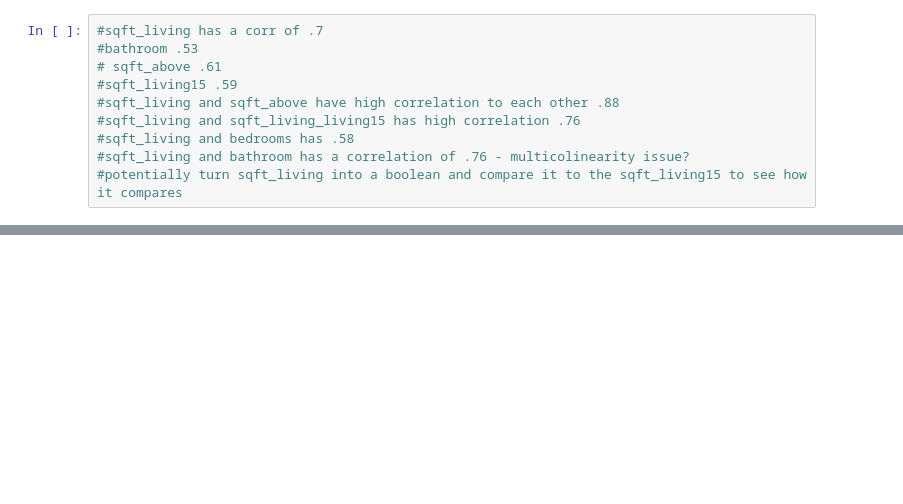
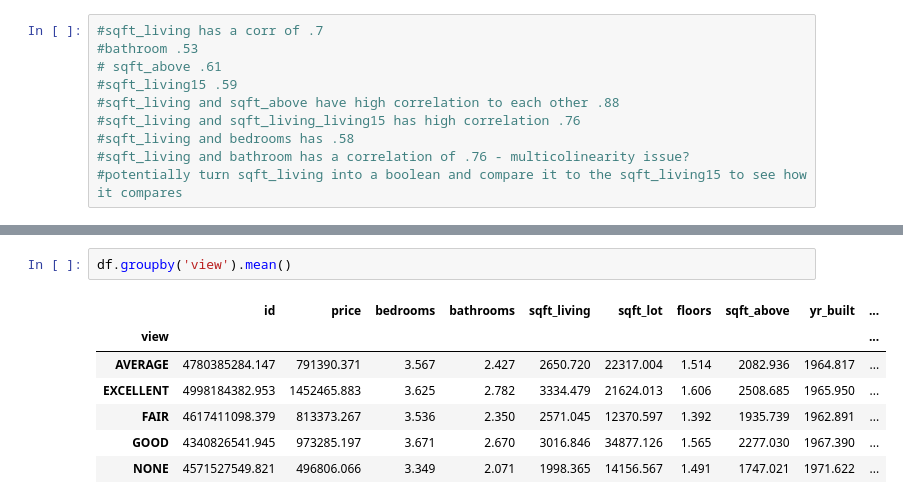
Before and after one commit to xiaohua-su/King_County_Real_Estate_Analysis, a Jupyter notebook: workspace_xiaohua/Xiaohua.ipynb, the cells around one changed output, grey strips where cells are left out. Drawn from its saved outputs; the diff is of its cells as text; blank space fills up the shorter version.

```diff
--- a/workspace_xiaohua/Xiaohua.ipynb
+++ b/workspace_xiaohua/Xiaohua.ipynb
@@ -126,0 +186,10 @@ plt.savefig('heat.png',bbox = 'tight')
+# %%
+df.groupby('view').mean()
+# %% [output]
+|  | id | price | bedrooms | bathrooms | sqft_living | sqft_lot | floors | sqft_above | yr_built | ... |
+| view |  |  |  |  |  |  |  |  |  | ... |
+| AVERAGE | 4780385284.147 | 791390.371 | 3.567 | 2.427 | 2650.720 | 22317.004 | 1.514 | 2082.936 | 1964.817 | ... |
+| EXCELLENT | 4998184382.953 | 1452465.883 | 3.625 | 2.782 | 3334.479 | 21624.013 | 1.606 | 2508.685 | 1965.950 | ... |
+| FAIR | 4617411098.379 | 813373.267 | 3.536 | 2.350 | 2571.045 | 12370.597 | 1.392 | 1935.739 | 1962.891 | ... |
+| GOOD | 4340826541.945 | 973285.197 | 3.671 | 2.670 | 3016.846 | 34877.126 | 1.565 | 2277.030 | 1967.390 | ... |
+| NONE | 4571527549.821 | 496806.066 | 3.349 | 2.071 | 1998.365 | 14156.567 | 1.491 | 1747.021 | 1971.622 | ... |
```
Also changed, not shown: parts of 32 cells of this notebook, 1 other file.
